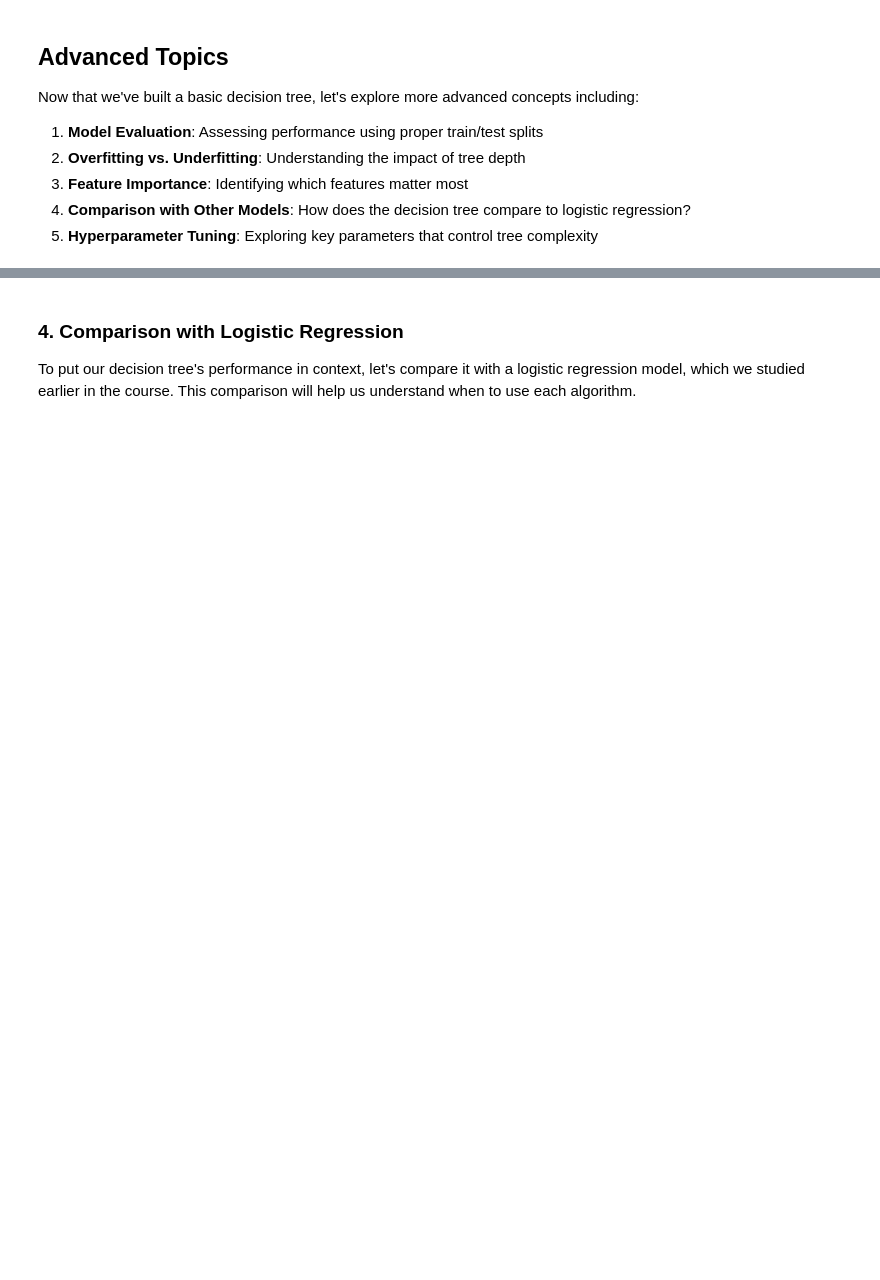
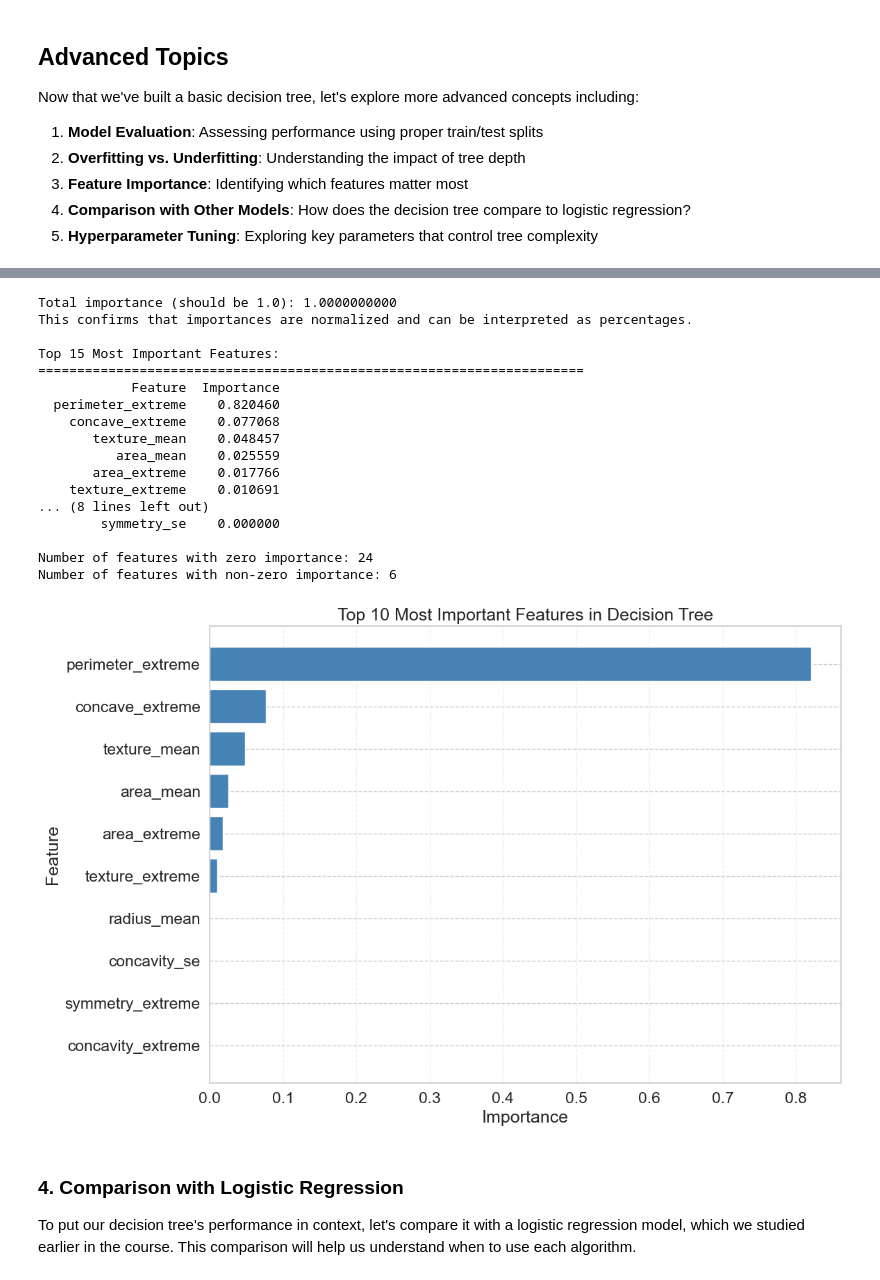
Before and after one commit to changyaochen/MECE4520, a Jupyter notebook: lectures/notebooks/14_decision_trees.ipynb, the cells around one changed output, grey strips where cells are left out. Saved outputs shown, nothing was run; the diff lists cells and outputs as text; code cells hidden in the pictures; blank space fills up the shorter version.

```diff
--- a/lectures/notebooks/14_decision_trees.ipynb
+++ b/lectures/notebooks/14_decision_trees.ipynb
@@ -346,34 +429,57 @@ One of the great advantages of decision trees is that they naturally provide fea
 # %%
 # Extract feature importances from our trained model
 feature_importances = dt_model_eval.feature_importances_
 
+# Verify that importances are normalized (sum to 1.0)
+total_importance = np.sum(feature_importances)
+print(f"Total importance (should be 1.0): {total_importance:.10f}")
+print(f"This confirms that importances are normalized and can be interpreted as percentages.\n")
+
 # Create a DataFrame for easier manipulation and visualization
 importance_df = pd.DataFrame({
     "Feature": features,
-    "Importance": feature_importances
+    "Importance": feature_importances,
 }).sort_values("Importance", ascending=False)
 
 # Display top 15 most important features
 print("Top 15 Most Important Features:")
-print("="*60)
+print("="*70)
 print(importance_df.head(15).to_string(index=False))
 print(f"\nNumber of features with zero importance: {(importance_df['Importance'] == 0).sum()}")
+print(f"Number of features with non-zero importance: {(importance_df['Importance'] > 0).sum()}")
 
-# Visualize the top 15 features
+# Visualize the top 10 features
 plt.figure(figsize=(12, 8))
-top_n = 15
+top_n = 10
 top_features = importance_df.head(top_n)
-sns.barplot(
-    data=top_features,
-    y="Feature",
-    x="Importance",
-    palette="viridis"
-)
-plt.xlabel("Importance Score")
+plt.barh(range(top_n), top_features["Importance"].values, color="steelblue")
+plt.yticks(range(top_n), top_features["Feature"].values)
+plt.xlabel("Importance")
 plt.ylabel("Feature")
 plt.title(f"Top {top_n} Most Important Features in Decision Tree")
+plt.gca().invert_yaxis()  # Highest importance at the top
+plt.grid(True, alpha=0.3, axis="x")
 plt.tight_layout()
 plt.show()
+# %% [output]
+Total importance (should be 1.0): 1.0000000000
+This confirms that importances are normalized and can be interpreted as percentages.
+
+Top 15 Most Important Features:
+======================================================================
+            Feature  Importance
+  perimeter_extreme    0.820460
+    concave_extreme    0.077068
+       texture_mean    0.048457
+          area_mean    0.025559
+       area_extreme    0.017766
+    texture_extreme    0.010691
+... (8 lines left out)
+        symmetry_se    0.000000
+
+Number of features with zero importance: 24
+Number of features with non-zero importance: 6
+[figure, added]
 # %% [markdown]
 ### 4. Comparison with Logistic Regression
 
```
Also changed, not shown: parts of 10 cells of this notebook, 2 other files.
